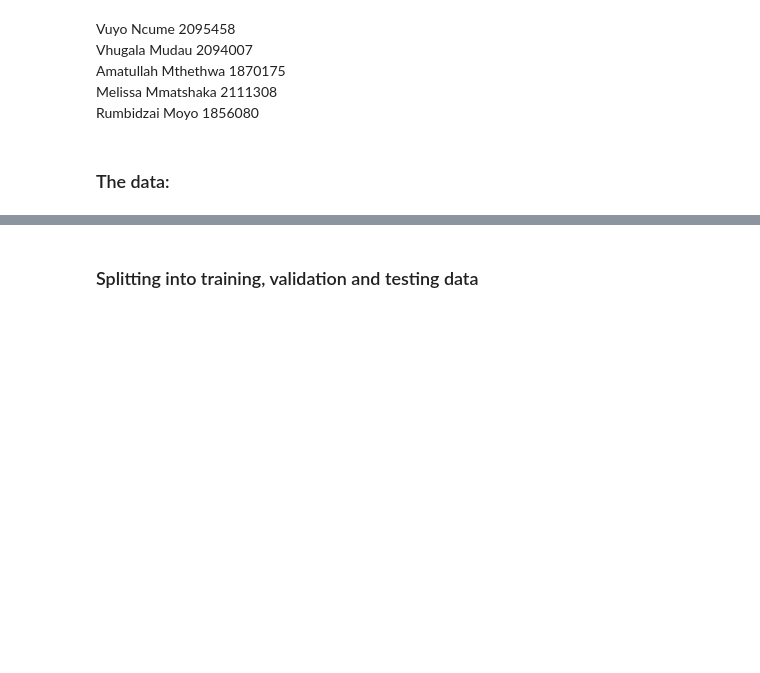
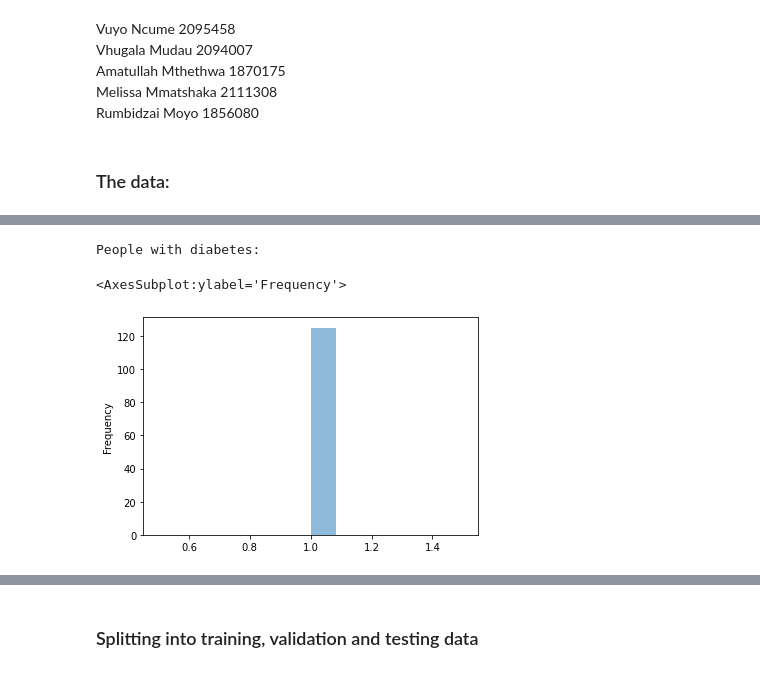
Before and after one commit to Artificial-Intelligence-101/ML, a Jupyter notebook: Code.ipynb, the cells around one changed output, grey strips where cells are left out. Drawn from its saved outputs; the diff is of its cells as text; code cells hidden in the pictures; blank space fills up the shorter version.

```diff
--- a/Code.ipynb
+++ b/Code.ipynb
@@ -29,0 +44,8 @@ data.head()
+# %%
+temp = data.loc[data['diabetes'] == 1]['diabetes']
+print('People with diabetes: \n')
+temp.plot.hist(bins=12, alpha=0.5)
+# %% [output]
+People with diabetes:
+<AxesSubplot:ylabel='Frequency'>
+[figure, added]
```
Also changed, not shown: parts of 5 cells of this notebook, 1 other file.
